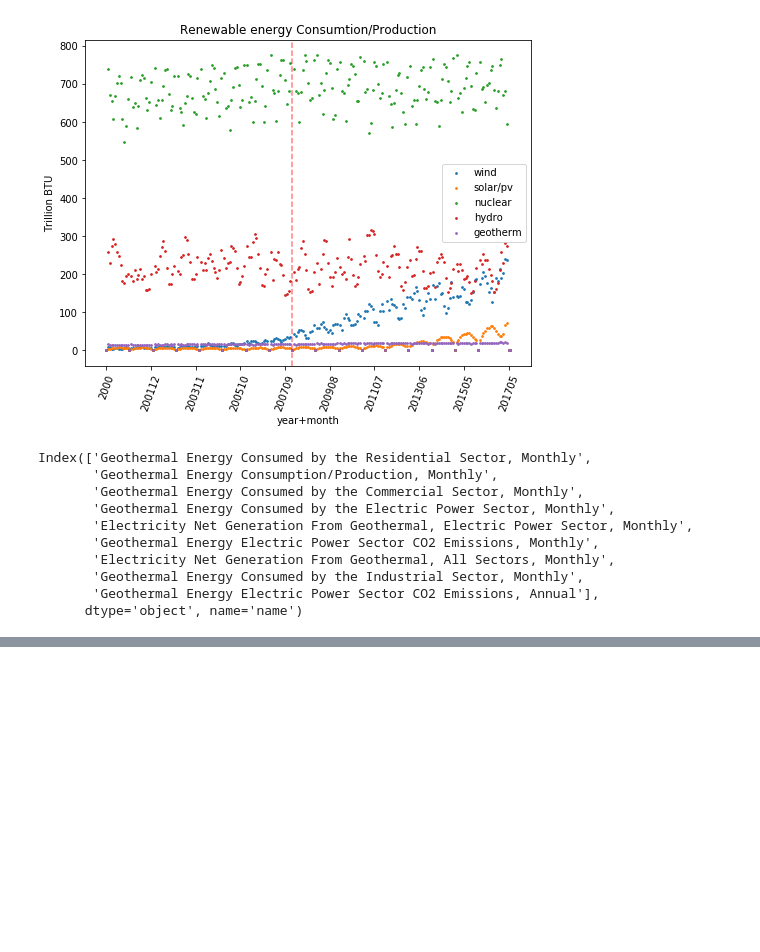
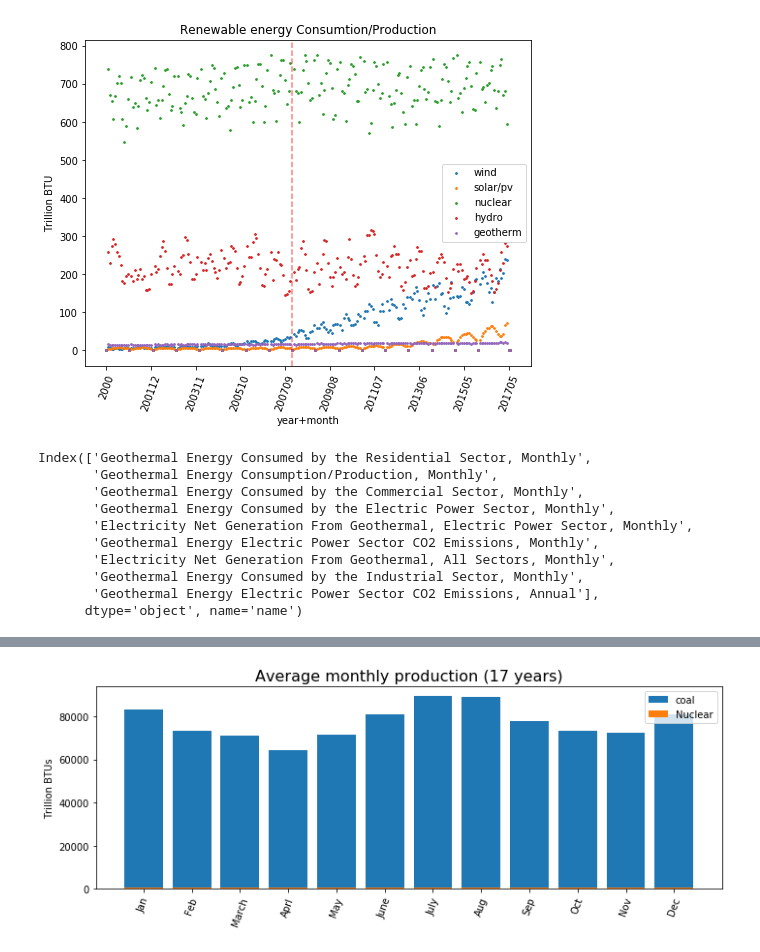
Before and after one commit to Iguanacolossus/energy-statistics, a Jupyter notebook: exploration.ipynb, the cells around one changed output, grey strips where cells are left out. Drawn from its saved outputs; the diff is of its cells as text; code cells hidden in the pictures; blank space fills up the shorter version.

```diff
--- a/exploration.ipynb
+++ b/exploration.ipynb
@@ -609,0 +729,21 @@ Index(['Geothermal Energy Consumed by the Residential Sector, Monthly',
+# %%
+fig, axs = plt.subplots()
+fig.set_size_inches(10,4)
+
+ticks =['Jan','Feb','March','Aprl','May','June','July','Aug','Sep','Oct','Nov','Dec']
+axs.bar(coal_ave_month.index,coal_ave_month['Coal Consumption for Electricity Generation, Electric Power Sector, Monthly'],label='coal',align='center',tick_label=ticks)
+#axs.set_title('Dirty                              ')
+
+
+#axs[1].set_title('                              clean')
+axs.bar(nuc_ave_month.index, nuc_ave_month['Nuclear Electric Power Consumed by the Electric Power Sector, Monthly'],label='Nuclear',align='center',tick_label=ticks)
+
+#axs[0].legend()
+axs.legend()
+axs.set_title('Average monthly production (17 years)',size=16)
+axs.set_ylabel('Trillion BTUs')
+plt.xticks(rotation=70)
+plt.tight_layout()
+plt.savefig('17yr-monthly-coal-nuc.png');
+# %% [output]
+[figure, added]
```
Also changed, not shown: parts of 26 cells of this notebook, 2 other files.
